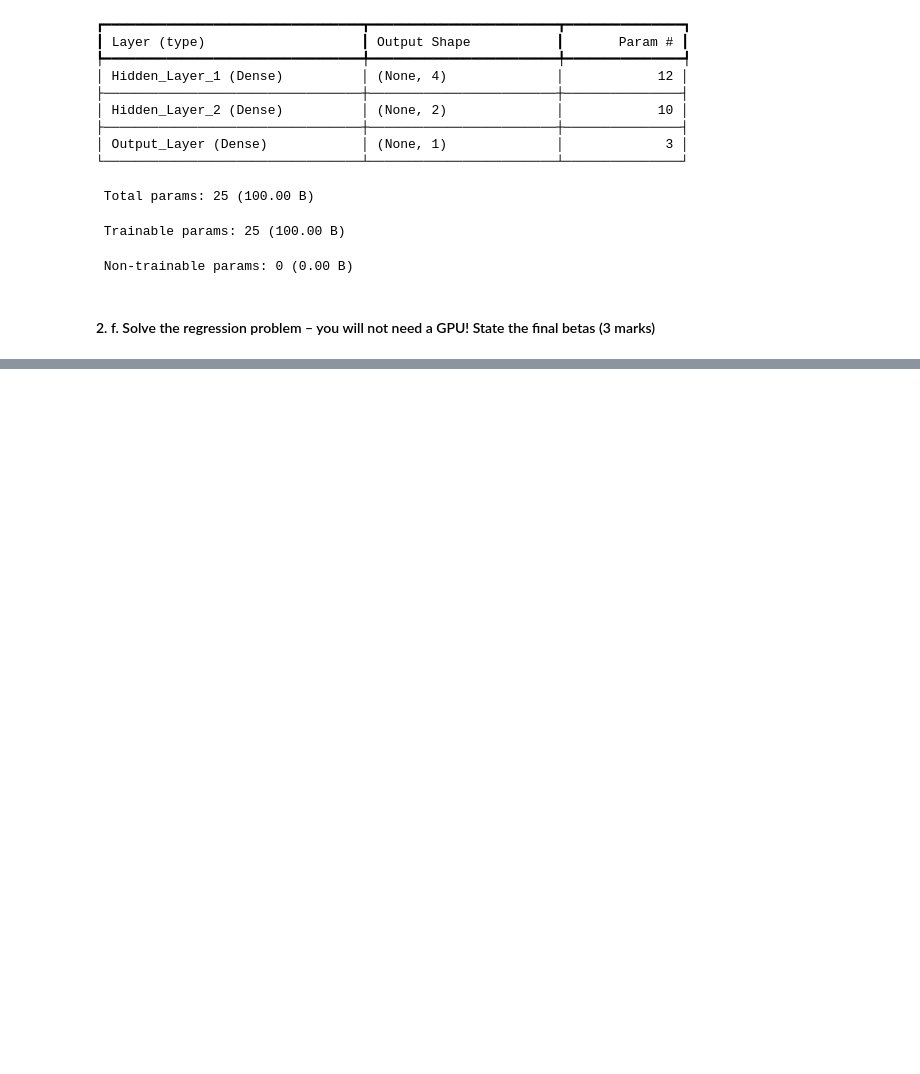
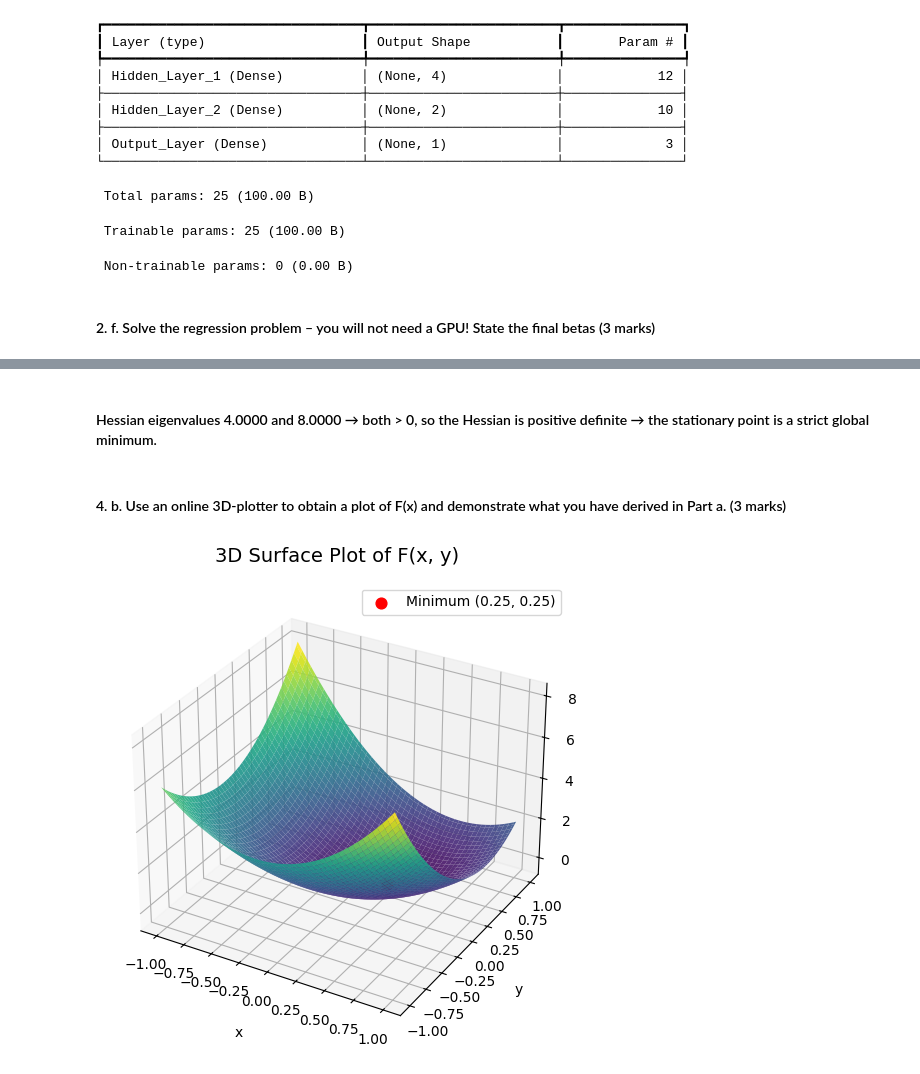
Before and after one commit to theForce-droid/AIandDeepLearning, a Jupyter notebook: AIDL_Grp2.ipynb, the cells around one changed output, grey strips where cells are left out. Drawn from its saved outputs; the diff is of its cells as text; code cells hidden in the pictures; blank space fills up the shorter version.

```diff
--- a/AIDL_Grp2.ipynb
+++ b/AIDL_Grp2.ipynb
@@ -518,0 +598,45 @@ R^2 score: 0.9991
+# %% [markdown]
+#### Hessian eigenvalues 4.0000 and 8.0000 → both > 0, so the Hessian is positive definite → the stationary point is a strict global minimum.
+# %% [markdown]
+#### 4. b.	Use an online 3D-plotter to obtain a plot of F(x) and demonstrate what you have derived in Part a. (3 marks)
+# %%
+import numpy as np
+import matplotlib.pyplot as plt
+from mpl_toolkits.mplot3d import Axes3D
+
+# Define A and b
+A = np.array([[6., -2.],
+              [-2., 6.]])
+b = np.array([-1., -1.])
+
+# Define F(x, y)
+def F(x, y):
+    X = np.array([x, y])
+    return 0.5 * (X.T @ (A @ X)) + b @ X
+
+# Generate grid
+x_vals = np.linspace(-1, 1, 100)
+y_vals = np.linspace(-1, 1, 100)
+X, Y = np.meshgrid(x_vals, y_vals)
+
+# Compute F(X,Y)
+Z = 0.5 * (6*X**2 - 4*X*Y + 6*Y**2) - X - Y  # expanded version
+
+# Plot surface
+fig = plt.figure(figsize=(8, 6))
+ax = fig.add_subplot(111, projection='3d')
+ax.plot_surface(X, Y, Z, cmap='viridis', alpha=0.9)
+ax.set_title('3D Surface Plot of F(x, y)', fontsize=14, pad=15)
+ax.set_xlabel('x', labelpad=10)
+ax.set_ylabel('y', labelpad=10)
+ax.set_zlabel('F(x, y)', labelpad=10)
+
+# Mark the minimum point
+x_min, y_min = 0.25, 0.25
+z_min = F(x_min, y_min)
+ax.scatter(x_min, y_min, z_min, color='r', s=60, label='Minimum (0.25, 0.25)')
+ax.legend()
+
+plt.show()
+# %% [output]
+[figure, added]
```
Also changed, not shown: parts of 9 cells of this notebook.
